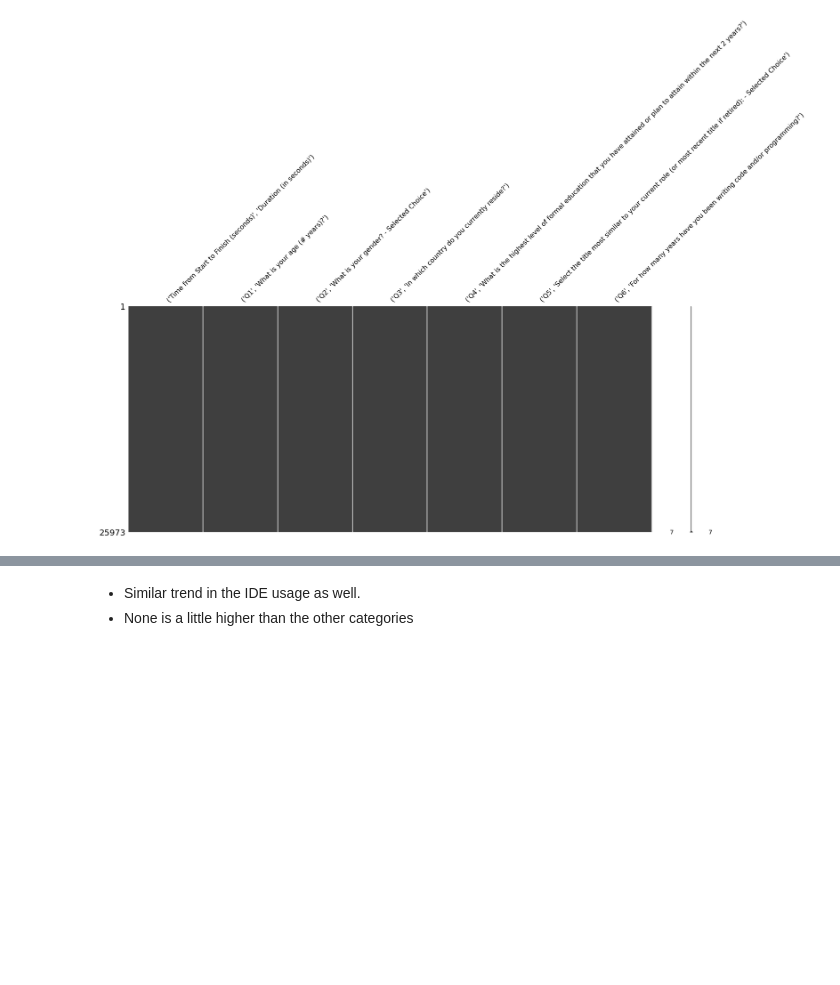
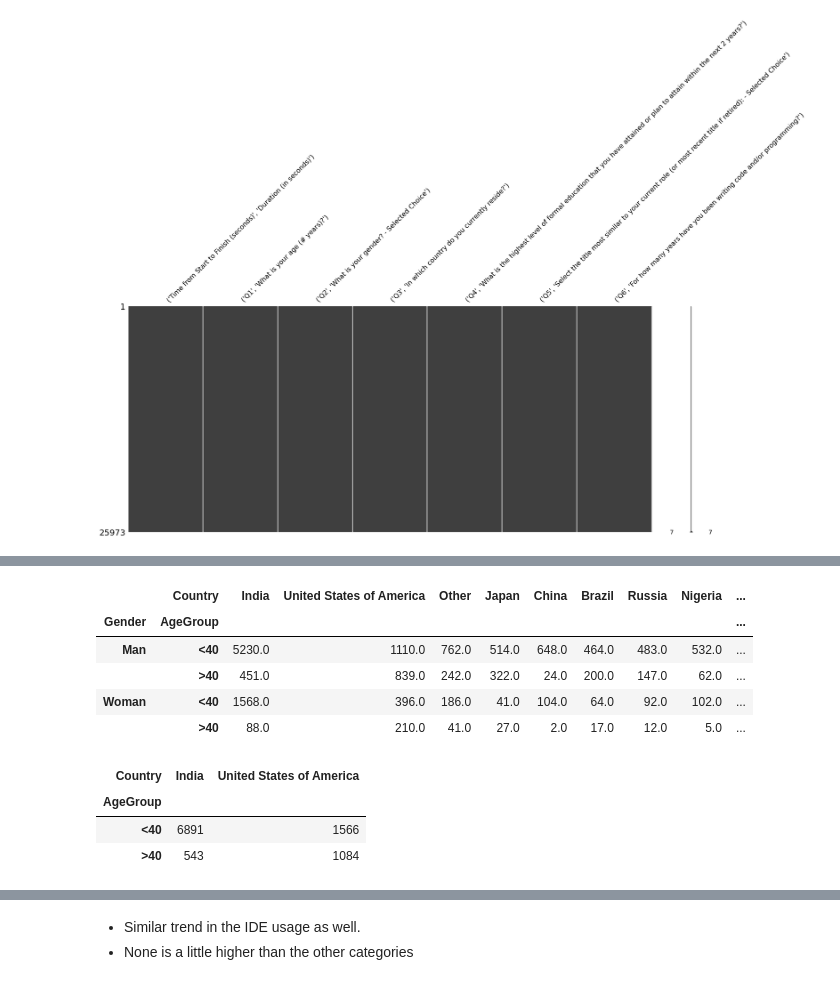
Before and after one commit to sreedevigattu/mldssurvey, a Jupyter notebook: mldssurvey.ipynb, the cells around one changed output, grey strips where cells are left out. Cells and saved outputs as stored; diff of their text form; code cells hidden in the pictures; blank space fills up the shorter version.

```diff
--- a/mldssurvey.ipynb
+++ b/mldssurvey.ipynb
@@ -110,0 +227,4 @@ df_new.groupby(by=['Age-Category','Gender']).agg({'Age-Category':'count'})
+# %%
+df_xxx = df_new.groupby(by=['AgeGroup','Gender','Country']).agg({'AgeGroup':'count'})
+df_xxx.rename(columns={'AgeGroup':'Count'}, inplace=True)
+df_xxx
@@ -111,2 +246,18 @@ df_new.groupby(by=['Age-Category','Gender']).agg({'Age-Category':'count'})
+# %%
+pd.pivot_table(df_xxx, index=['Gender', 'AgeGroup'],columns = ['Country'], values ='Count', aggfunc=np.sum).loc[['Man','Woman'],top10countries]
+# %% [output]
+|  | Country | India | United States of America | Other | Japan | China | Brazil | Russia | Nigeria | ... |
+| Gender | AgeGroup |  |  |  |  |  |  |  |  | ... |
+| Man | <40 | 5230.0 | 1110.0 | 762.0 | 514.0 | 648.0 | 464.0 | 483.0 | 532.0 | ... |
+|  | >40 | 451.0 | 839.0 | 242.0 | 322.0 | 24.0 | 200.0 | 147.0 | 62.0 | ... |
+| Woman | <40 | 1568.0 | 396.0 | 186.0 | 41.0 | 104.0 | 64.0 | 92.0 | 102.0 | ... |
+|  | >40 | 88.0 | 210.0 | 41.0 | 27.0 | 2.0 | 17.0 | 12.0 | 5.0 | ... |
+# %%
+pd.pivot_table(df_new[['Gender','Country','AgeGroup']], index=['AgeGroup'], columns = ['Country'], values ='AgeGroup', aggfunc='count')[['India', 'United States of America']]
+# %% [output]
+| Country | India | United States of America |
+| AgeGroup |  |  |
+| <40 | 6891 | 1566 |
+| >40 | 543 | 1084 |
 # %%
 pd.pivot_table(df_new, index='Gender', columns = 'Age', values ='Age', aggfunc='count')
```
Also changed, not shown: parts of 80 cells of this notebook.
